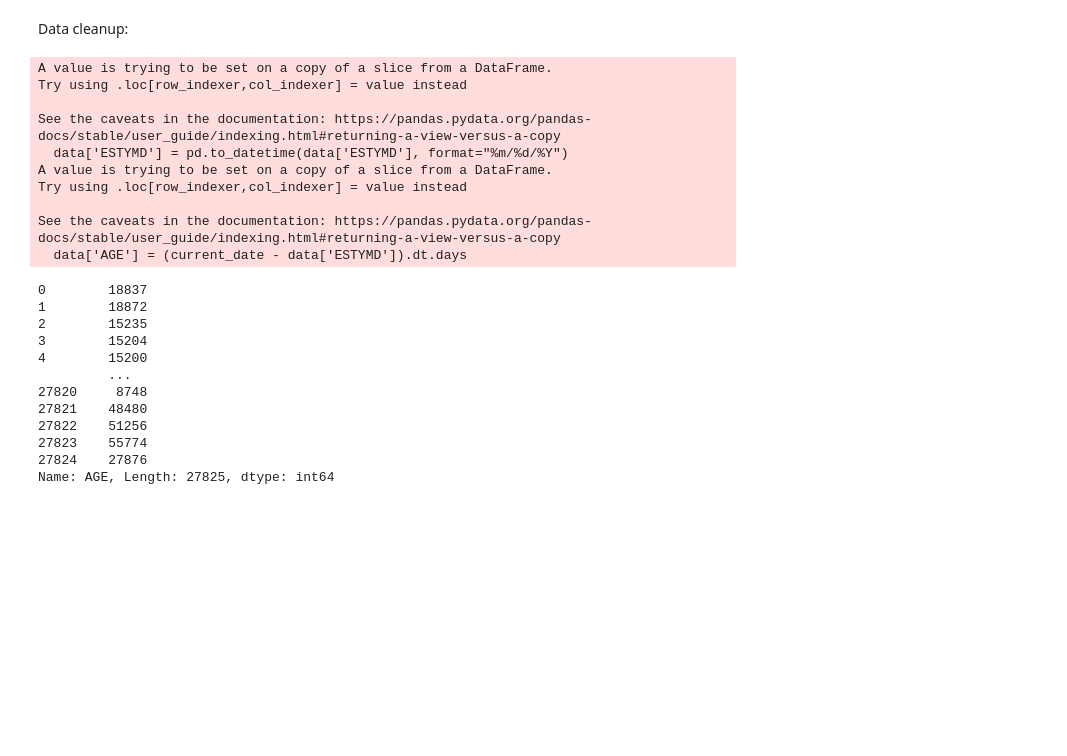
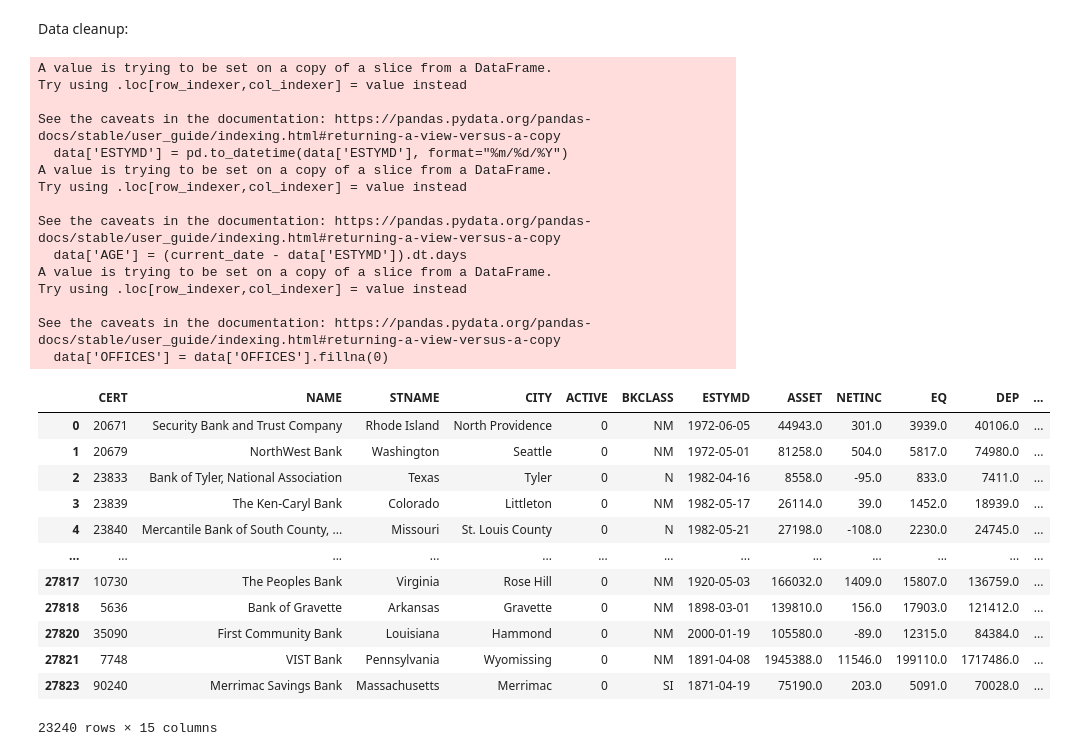
Before and after one commit to layadang/cs-365-bank-failures, a Jupyter notebook: main.ipynb, the cells around one changed output. Drawn from its saved outputs; the diff is of its cells as text; code cells hidden in the pictures; blank space fills up the shorter version.

```diff
--- a/main.ipynb
+++ b/main.ipynb
@@ -73,33 +70,49 @@ Data cleanup:
 # %%
 current_date = datetime(2024, 1, 1)
 date_format = "%m/%d/%Y"
 
 # convert string to date object
 data['ESTYMD'] = pd.to_datetime(data['ESTYMD'], format="%m/%d/%Y")
 
 # new column
 data['AGE'] = (current_date - data['ESTYMD']).dt.days
 data['AGE']
+
+# fixing NaN
+nan_data = data[data.isna().any(axis=1)]
+
+# fix NaN values for offices
+# might drop these values in future trials
+data['OFFICES'] = data['OFFICES'].fillna(0)
+data
+
+nan_data
 # %% [output]
 A value is trying to be set on a copy of a slice from a DataFrame.
 Try using .loc[row_indexer,col_indexer] = value instead
 
 See the caveats in the documentation: https://pandas.pydata.org/pandas-docs/stable/user_guide/indexing.html#returning-a-view-versus-a-copy
   data['ESTYMD'] = pd.to_datetime(data['ESTYMD'], format="%m/%d/%Y")
 A value is trying to be set on a copy of a slice from a DataFrame.
 Try using .loc[row_indexer,col_indexer] = value instead
 
 See the caveats in the documentation: https://pandas.pydata.org/pandas-docs/stable/user_guide/indexing.html#returning-a-view-versus-a-copy
   data['AGE'] = (current_date - data['ESTYMD']).dt.days
+A value is trying to be set on a copy of a slice from a DataFrame.
+Try using .loc[row_indexer,col_indexer] = value instead
+
+See the caveats in the documentation: https://pandas.pydata.org/pandas-docs/stable/user_guide/indexing.html#returning-a-view-versus-a-copy
+  data['OFFICES'] = data['OFFICES'].fillna(0)
+|  | CERT | NAME | STNAME | CITY | ACTIVE | BKCLASS | ESTYMD | ASSET | NETINC | EQ | DEP | ... |
+| 0 | 20671 | Security Bank and Trust Company | Rhode Island | North Providence | 0 | NM | 1972-06-05 | 44943.0 | 301.0 | 3939.0 | 40106.0 | ... |
+| 1 | 20679 | NorthWest Bank | Washington | Seattle | 0 | NM | 1972-05-01 | 81258.0 | 504.0 | 5817.0 | 74980.0 | ... |
+| 2 | 23833 | Bank of Tyler, National Association | Texas | Tyler | 0 | N | 1982-04-16 | 8558.0 | -95.0 | 833.0 | 7411.0 | ... |
+| 3 | 23839 | The Ken-Caryl Bank | Colorado | Littleton | 0 | NM | 1982-05-17 | 26114.0 | 39.0 | 1452.0 | 18939.0 | ... |
+| 4 | 23840 | Mercantile Bank of South County, ... | Missouri | St. Louis County | 0 | N | 1982-05-21 | 27198.0 | -108.0 | 2230.0 | 24745.0 | ... |
+| ... | ... | ... | ... | ... | ... | ... | ... | ... | ... | ... | ... | ... |
+| 27817 | 10730 | The Peoples Bank | Virginia | Rose Hill | 0 | NM | 1920-05-03 | 166032.0 | 1409.0 | 15807.0 | 136759.0 | ... |
+| 27818 | 5636 | Bank of Gravette | Arkansas | Gravette | 0 | NM | 1898-03-01 | 139810.0 | 156.0 | 17903.0 | 121412.0 | ... |
+| 27820 | 35090 | First Community Bank | Louisiana | Hammond | 0 | NM | 2000-01-19 | 105580.0 | -89.0 | 12315.0 | 84384.0 | ... |
+| 27821 | 7748 | VIST Bank | Pennsylvania | Wyomissing | 0 | NM | 1891-04-08 | 1945388.0 | 11546.0 | 199110.0 | 1717486.0 | ... |
+| 27823 | 90240 | Merrimac Savings Bank | Massachusetts | Merrimac | 0 | SI | 1871-04-19 | 75190.0 | 203.0 | 5091.0 | 70028.0 | ... |
-0        18837
-1        18872
-2        15235
-3        15204
-4        15200
-         ...
-27820     8748
-27821    48480
-27822    51256
-27823    55774
-27824    27876
-Name: AGE, Length: 27825, dtype: int64
+23240 rows × 15 columns
```
Also changed, not shown: parts of 8 cells of this notebook.
